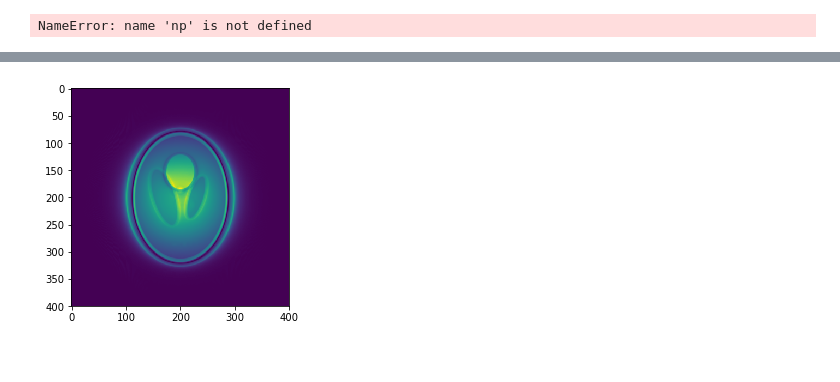
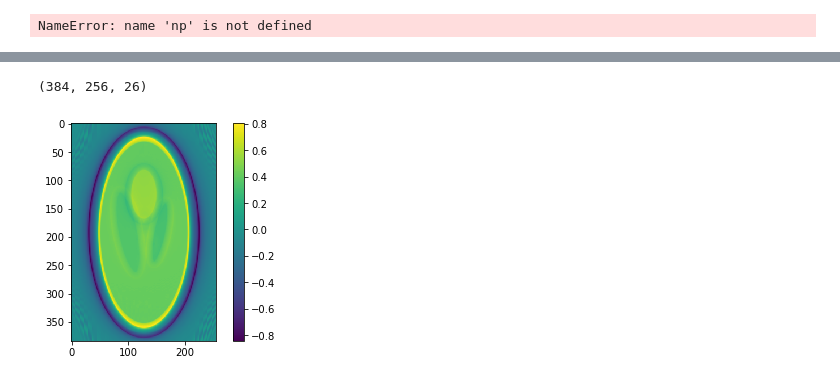
Before and after one commit to nicholas-zhu/MRI_tools, a Jupyter notebook: Untitled.ipynb, the cells around one changed output, grey strips where cells are left out. Cells and saved outputs as stored; diff of their text form; code cells hidden in the pictures.

```diff
--- a/Untitled.ipynb
+++ b/Untitled.ipynb
@@ -209,7 +214,10 @@ IndexError: index 26 is out of bounds for axis 2 with size 26
 # %%
-img.shape
-plt.imshow(np.abs(img[:,:,20]))
+image1 = cfl.readcfl('phantom_img')
+print(image1.shape)
+plt.imshow(np.real(image1[:,:,22]))
 plt.ioff()
+plt.colorbar()
 plt.show()
 # %% [output]
+(384, 256, 26)
-[figure, old version]
+[figure, new version]
```
Also changed, not shown: parts of 6 cells of this notebook.
